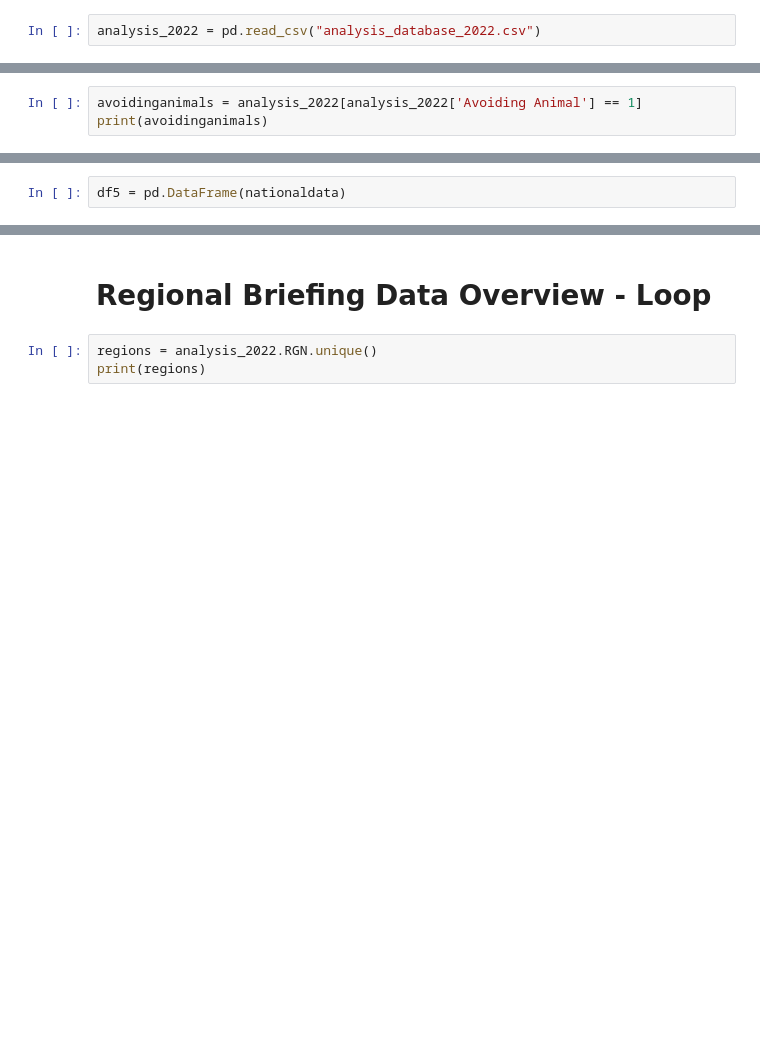
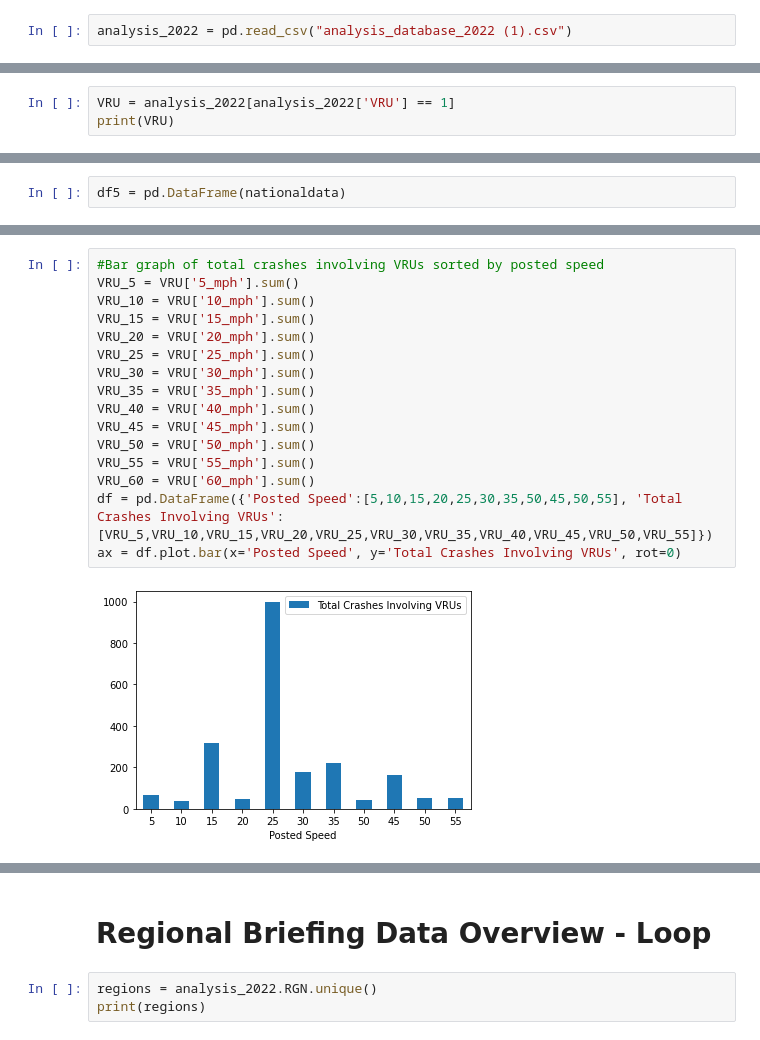
Before and after one commit to VolpeUSDOT/NPS-Region-Crash-Briefing, a Jupyter notebook: data analysis notebooks/Test Run of Automated Python Reports - Smitha .ipynb, the cells around one changed output, grey strips where cells are left out. Cells and saved outputs as stored; diff of their text form; blank space fills up the shorter version.

```diff
--- a/data analysis notebooks/Test Run of Automated Python Reports - Smitha .ipynb
+++ b/data analysis notebooks/Test Run of Automated Python Reports - Smitha .ipynb
@@ -25,6 +25,6 @@ TSP Region Briefing Planning and Feedback NCR Notes .docx
 # %%
 os.chdir(myworkingdirectory)
 # %%
-analysis_2022 = pd.read_csv("analysis_database_2022.csv")
+analysis_2022 = pd.read_csv("analysis_database_2022 (1).csv")
 # %%
 analysis_2022.columns
@@ -95,4 +116,4 @@ print(numfatalities_collisionwanimals)
 # %%
-avoidinganimals = analysis_2022[analysis_2022['Avoiding Animal'] == 1]
-print(avoidinganimals)
+VRU = analysis_2022[analysis_2022['VRU'] == 1]
+print(VRU)
 # %% [output]
@@ -173,0 +224,18 @@ df5.append(df5[['Percentage of Total Crashes', 'Number of Injuries', 'Number of
+# %%
+#Bar graph of total crashes involving VRUs sorted by posted speed
+VRU_5 = VRU['5_mph'].sum()
+VRU_10 = VRU['10_mph'].sum()
+VRU_15 = VRU['15_mph'].sum()
+VRU_20 = VRU['20_mph'].sum()
+VRU_25 = VRU['25_mph'].sum()
+VRU_30 = VRU['30_mph'].sum()
+VRU_35 = VRU['35_mph'].sum()
+VRU_40 = VRU['40_mph'].sum()
+VRU_45 = VRU['45_mph'].sum()
+VRU_50 = VRU['50_mph'].sum()
+VRU_55 = VRU['55_mph'].sum()
+VRU_60 = VRU['60_mph'].sum()
+df = pd.DataFrame({'Posted Speed':[5,10,15,20,25,30,35,50,45,50,55], 'Total Crashes Involving VRUs':[VRU_5,VRU_10,VRU_15,VRU_20,VRU_25,VRU_30,VRU_35,VRU_40,VRU_45,VRU_50,VRU_55]})
+ax = df.plot.bar(x='Posted Speed', y='Total Crashes Involving VRUs', rot=0)
+# %% [output]
+[figure, added]
```
Also changed, not shown: parts of 33 cells of this notebook.
